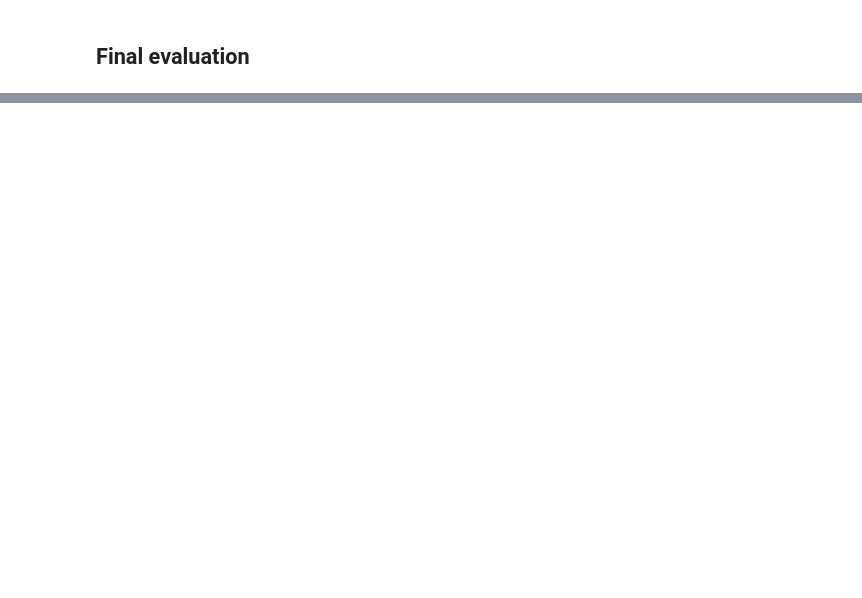
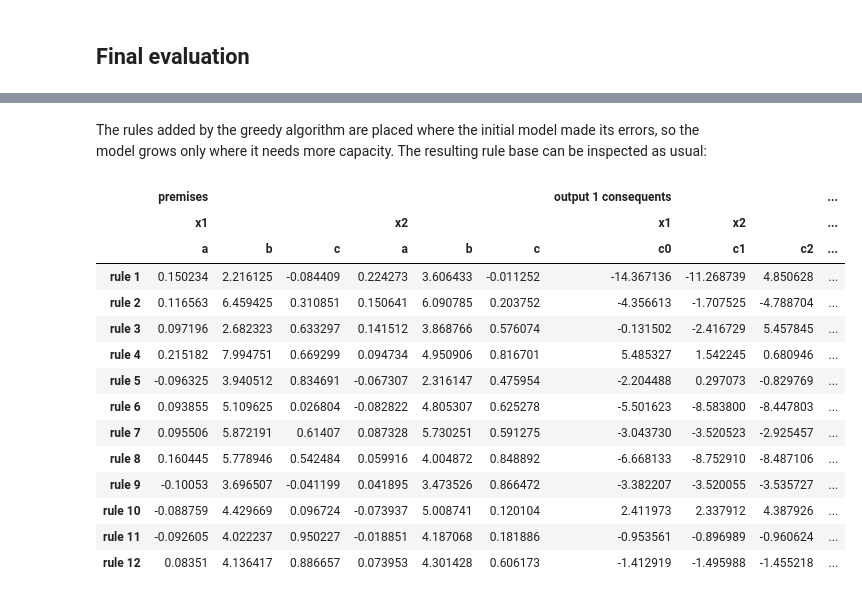
Before and after one commit to jsuarez2001/neuro-fuzzy-toolbox, a Jupyter notebook: examples/Publication Examples/example2.ipynb, the cells around one changed output, grey strips where cells are left out. Cells and saved outputs as stored; diff of their text form; code cells hidden in the pictures; blank space fills up the shorter version.

```diff
--- a/examples/Publication Examples/example2.ipynb
+++ b/examples/Publication Examples/example2.ipynb
@@ -222,5 +190,6 @@ loss_function = nn.CrossEntropyLoss()
 # %%
+loss_function = nn.CrossEntropyLoss()
+
 def val_loss(model):
     with torch.no_grad():
-        return sum(loss_function(model(xb), yb)
-                   for xb, yb in val_loader) / len(val_loader)
+        return loss_function(model(x_val), y_val).item()
@@ -343,0 +243,38 @@ Final number of rules: 7
+# %%
+failed_attempts = 0
+best_loss = val_loss(model)
+print(f"Initial val loss: {best_loss:.4f} | Rules: {model.rules}")
+print("=" * 60)
+
+while failed_attempts < max_failed_attempts:
+    # 1. Class with the lowest recall on the training set
+    with torch.no_grad():
+        recalls = recall_score(y_train, model.predict(x_train), average=None, zero_division=0)
+    worst_class = int(recalls.argmin())
+
+    # 2-3. Add a rule for that class and fine-tune only that rule
+    add_rule_for_class(model, worst_class)
+    fine_tune_last_rule(model)
+    current_loss = val_loss(model)
+
+    # 4. Keep or discard the rule
+    if current_loss < best_loss - min_delta:
+        global_trainer = nft.Basic_optimizer_training_algorithm(
+            epochs=global_adaptation_epochs,
+            loss_function=loss_function,
+            optimizer=torch.optim.AdamW,
+            optimizer_params={'lr': global_adaptation_lr, 'weight_decay': 1e-2},
+            early_stopping=nft.EarlyStopping(patience=global_patience)
+        )
+        global_trainer(model, train_loader, val_loader, verbose=False)
+        best_loss = val_loss(model)
+        failed_attempts = 0
+        print(f"Class {worst_class} (recall {recalls[worst_class]:.2f}): rule KEPT    "
+              f"-> {model.rules} rules | val loss {best_loss:.4f}")
+    else:
+        model.remove_rules([model.rules - 1])
+        failed_attempts += 1
+        print(f"Class {worst_class} (recall {recalls[worst_class]:.2f}): rule REMOVED "
+              f"({failed_attempts}/{max_failed_attempts}) | val loss {best_loss:.4f}")
+
+print(f"\nFinal number of rules: {model.rules}")
@@ -383,0 +323,21 @@ weighted avg       0.65      0.62      0.62        65
+# %% [markdown]
+The rules added by the greedy algorithm are placed where the initial model made its errors, so the model grows only
+where it needs more capacity. The resulting rule base can be inspected as usual:
+# %%
+model.get_rules_structure()
+# %% [output]
+|  | premises |  |  |  |  |  | output 1 consequents |  |  | ... |
+|  | x1 |  |  | x2 |  |  | x1 | x2 |  | ... |
+|  | a | b | c | a | b | c | c0 | c1 | c2 | ... |
+| rule 1 | 0.150234 | 2.216125 | -0.084409 | 0.224273 | 3.606433 | -0.011252 | -14.367136 | -11.268739 | 4.850628 | ... |
+| rule 2 | 0.116563 | 6.459425 | 0.310851 | 0.150641 | 6.090785 | 0.203752 | -4.356613 | -1.707525 | -4.788704 | ... |
+| rule 3 | 0.097196 | 2.682323 | 0.633297 | 0.141512 | 3.868766 | 0.576074 | -0.131502 | -2.416729 | 5.457845 | ... |
+| rule 4 | 0.215182 | 7.994751 | 0.669299 | 0.094734 | 4.950906 | 0.816701 | 5.485327 | 1.542245 | 0.680946 | ... |
+| rule 5 | -0.096325 | 3.940512 | 0.834691 | -0.067307 | 2.316147 | 0.475954 | -2.204488 | 0.297073 | -0.829769 | ... |
+| rule 6 | 0.093855 | 5.109625 | 0.026804 | -0.082822 | 4.805307 | 0.625278 | -5.501623 | -8.583800 | -8.447803 | ... |
+| rule 7 | 0.095506 | 5.872191 | 0.61407 | 0.087328 | 5.730251 | 0.591275 | -3.043730 | -3.520523 | -2.925457 | ... |
+| rule 8 | 0.160445 | 5.778946 | 0.542484 | 0.059916 | 4.004872 | 0.848892 | -6.668133 | -8.752910 | -8.487106 | ... |
+| rule 9 | -0.10053 | 3.696507 | -0.041199 | 0.041895 | 3.473526 | 0.866472 | -3.382207 | -3.520055 | -3.535727 | ... |
+| rule 10 | -0.088759 | 4.429669 | 0.096724 | -0.073937 | 5.008741 | 0.120104 | 2.411973 | 2.337912 | 4.387926 | ... |
+| rule 11 | -0.092605 | 4.022237 | 0.950227 | -0.018851 | 4.187068 | 0.181886 | -0.953561 | -0.896989 | -0.960624 | ... |
+| rule 12 | 0.08351 | 4.136417 | 0.886657 | 0.073953 | 4.301428 | 0.606173 | -1.412919 | -1.495988 | -1.455218 | ... |
```
Also changed, not shown: parts of 34 cells of this notebook, 9 other files.
